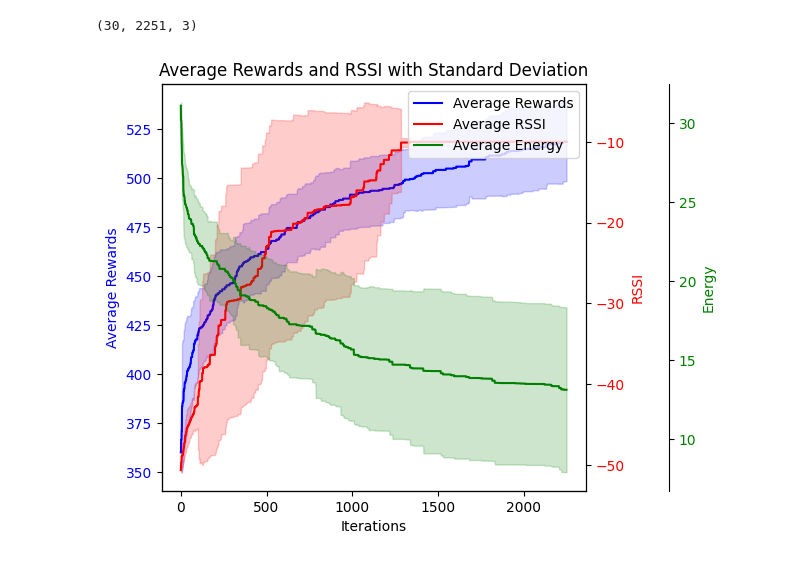
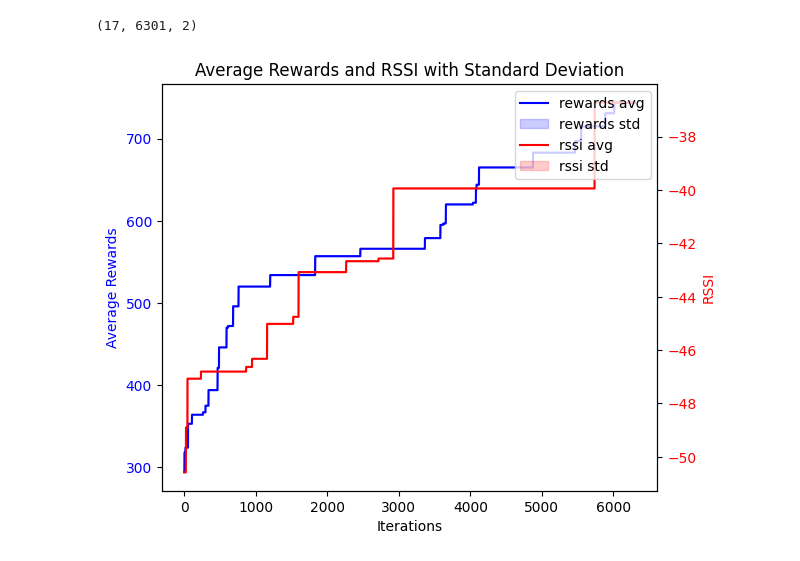
Before and after one commit to marcotuliopin/multi-robot-routing, a Jupyter notebook: experiments/convergence.ipynb, the cells around one changed output. Saved outputs shown, nothing was run; the diff lists cells and outputs as text; code cells hidden in the pictures.

```diff
--- a/experiments/convergence.ipynb
+++ b/experiments/convergence.ipynb
@@ -5,53 +5,53 @@ import pickle
 # %%
 logs = []
 
-with open('../data/p3.3.t_combined_visit/same/log.pkl', 'rb') as f:
+with open('../data/p4.3.m/same/log.pkl', 'rb') as f:
     while True:
         try:
             logs.append(pickle.load(f))
         except EOFError:
             break
-logs = np.array(logs)
+logs = np.array(logs[:17])
 logs.shape
 # %% [output]
-(30, 2251, 3)
+(17, 6301, 2)
 # %%
 avg_rewards = np.mean(logs[:, :, 0], axis=0)
 std_rewards = np.std(logs[:, :, 0], axis=0)
 
 avg_rssi = np.mean(logs[:, :, 1], axis=0)
 std_rssi = np.std(logs[:, :, 1], axis=0)
 
-avg_energy = np.mean(logs[:, :, 2], axis=0)
-std_energy = np.std(logs[:, :, 2], axis=0)
+# avg_energy = np.mean(logs[:, :, 2], axis=0)
+# std_energy = np.std(logs[:, :, 2], axis=0)
 
 fig, ax1 = plt.subplots()
 
 # Plotting the average rewards with standard deviation
-ax1.plot(range(len(avg_rewards)), avg_rewards, 'b-', label='Average Rewards')
-ax1.fill_between(range(len(avg_rewards)), avg_rewards - std_rewards, avg_rewards + std_rewards, color='b', alpha=0.2)
+ax1.plot(range(len(avg_rewards)), avg_rewards, 'b-', label='rewards avg')
+ax1.fill_between(range(len(avg_rewards)), avg_rewards - std_rewards, avg_rewards + std_rewards, color='b', alpha=0.2, label='rewards std')
 ax1.set_xlabel('Iterations')
 ax1.set_ylabel('Average Rewards', color='b')
 ax1.tick_params(axis='y', labelcolor='b')
 
 # Create a secondary y-axis for RSSI
 ax2 = ax1.twinx()
-ax2.plot(range(len(avg_rssi)), avg_rssi, 'r-', label='Average RSSI')
-ax2.fill_between(range(len(avg_rssi)), avg_rssi - std_rssi, avg_rssi + std_rssi, color='r', alpha=0.2)
+ax2.plot(range(len(avg_rssi)), avg_rssi, 'r-', label='rssi avg')
+ax2.fill_between(range(len(avg_rssi)), avg_rssi - std_rssi, avg_rssi + std_rssi, color='r', alpha=0.2, label='rssi std')
 ax2.set_ylabel('RSSI', color='r')
 ax2.tick_params(axis='y', labelcolor='r')
 
 # Create a third y-axis for Energy
-ax3 = ax1.twinx()
-ax3.plot(range(len(avg_energy)), avg_energy, 'g-', label='Average Energy')
-ax3.fill_between(range(len(avg_energy)), avg_energy - std_energy, avg_energy + std_energy, color='g', alpha=0.2)
-ax3.set_ylabel('Energy', color='g')
-ax3.tick_params(axis='y', labelcolor='g')
-ax3.spines['right'].set_position(('outward', 60))
+# ax3 = ax1.twinx()
+# ax3.plot(range(len(avg_energy)), avg_energy, 'g-', label='Average Energy')
+# ax3.fill_between(range(len(avg_energy)), avg_energy - std_energy, avg_energy + std_energy, color='g', alpha=0.2)
+# ax3.set_ylabel('Energy', color='g')
+# ax3.tick_params(axis='y', labelcolor='g')
+# ax3.spines['right'].set_position(('outward', 60))
 
 fig.legend(bbox_to_anchor=(1, 1), bbox_transform=ax1.transAxes)
 fig.tight_layout()
 plt.title('Average Rewards and RSSI with Standard Deviation')
 plt.show()
 # %% [output]
-[figure, old version]
+[figure, new version]
```
Also changed, not shown: 32 other files.
